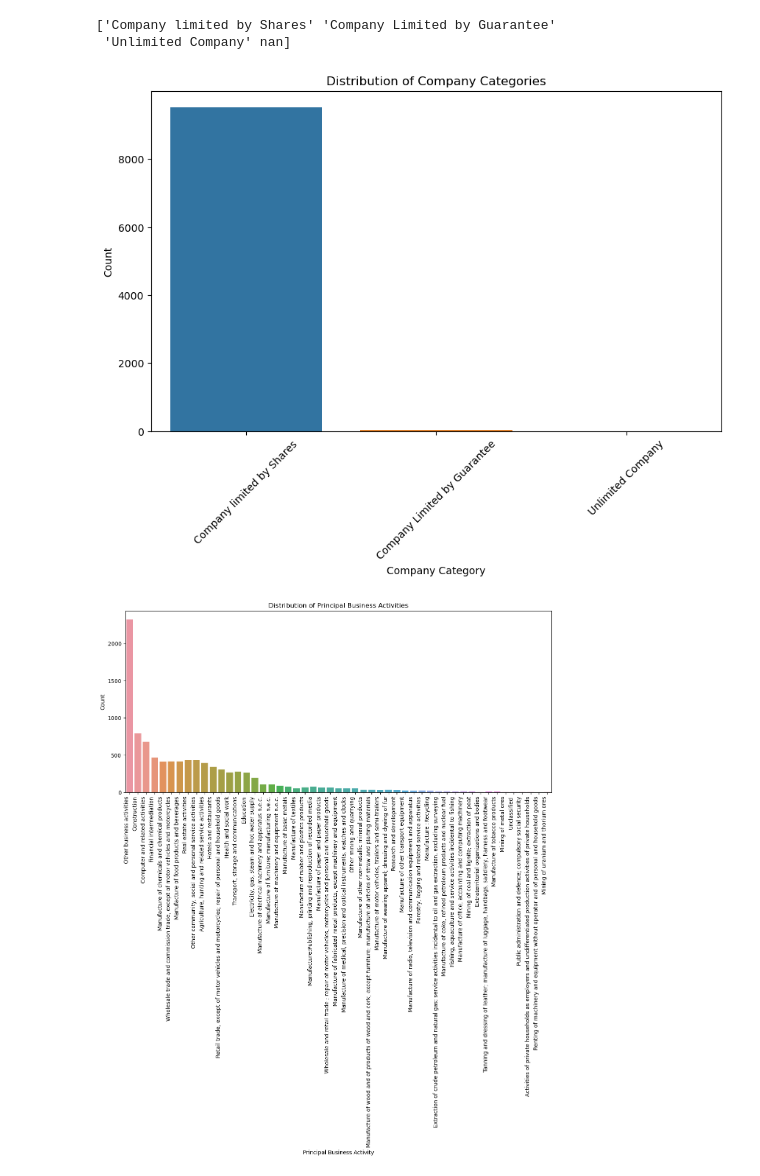
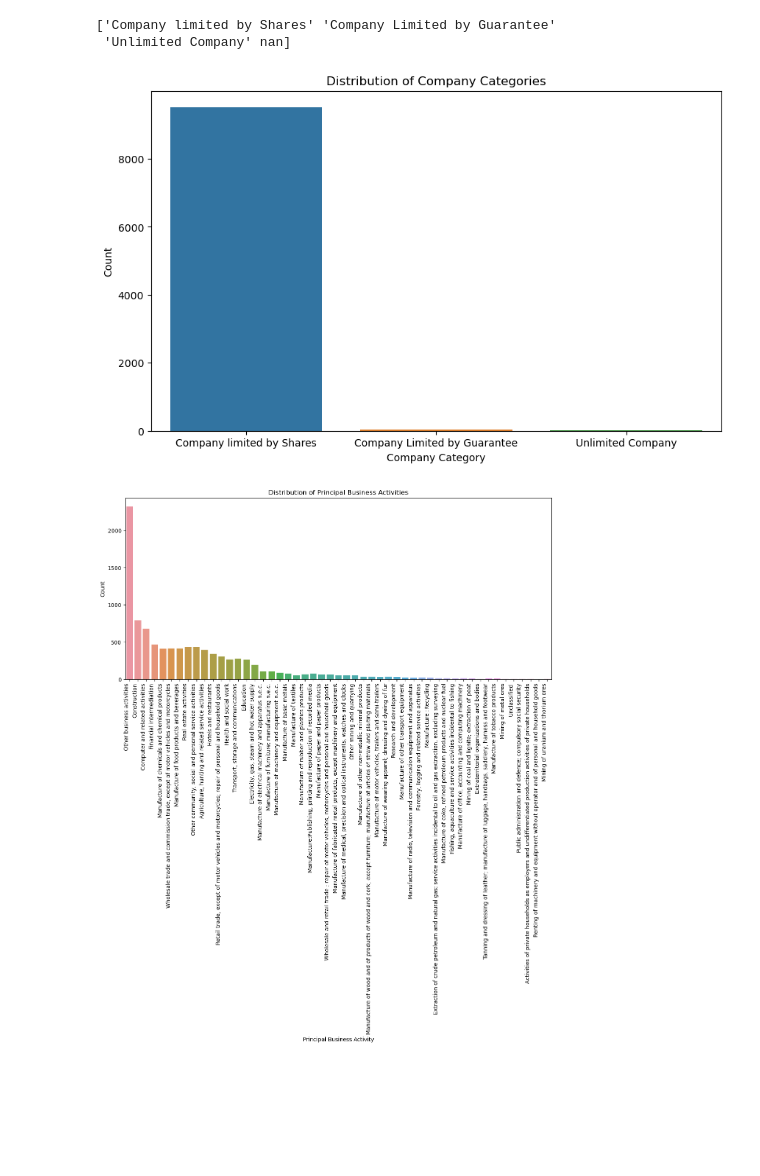
Before and after one commit to Soumiksb06/Statewise-business-comparison-and-forecast, a Jupyter notebook: UK_Companies.ipynb, the cells around one changed output. Saved outputs shown, nothing was run; the diff lists cells and outputs as text; code cells hidden in the pictures; blank space fills up the shorter version.

```diff
--- a/UK_Companies.ipynb
+++ b/UK_Companies.ipynb
@@ -5,5 +6,5 @@ import seaborn as sns
 # %%
-df = pd.read_csv("D:/Downloads/Uttarakhand.csv", encoding='ISO-8859-1',low_memory=False)
+df = pd.read_csv("C:/Users/kings/OneDrive/Desktop/GIT_HUB/set_2/data/Uttarakhand.csv", encoding='ISO-8859-1',low_memory=False)
 
 df
 # %% [output]
@@ -126,14 +126,14 @@ df['Company_Category'] =df['Company_Category'].replace(' ',np.nan)
 # %%
 # EDA - Distribution of Company Categories
 plt.figure(figsize=(10, 6))
 sns.countplot(x='Company_Category', data=df[(df['Registration_Year']<=2020) & (df['Registration_Year']>=1990)])
 plt.title('Distribution of Company Categories')
 plt.xlabel('Company Category')
 plt.ylabel('Count')
-plt.xticks(rotation=45)
+plt.xticks()
 plt.show()
 # %% [output]
-[figure, old version]
+[figure, new version]
 # %%
 # EDA - Distribution of Principal Business Activities
 plt.figure(figsize=(14, 6))
```
Also changed, not shown: parts of 15 cells of this notebook.
